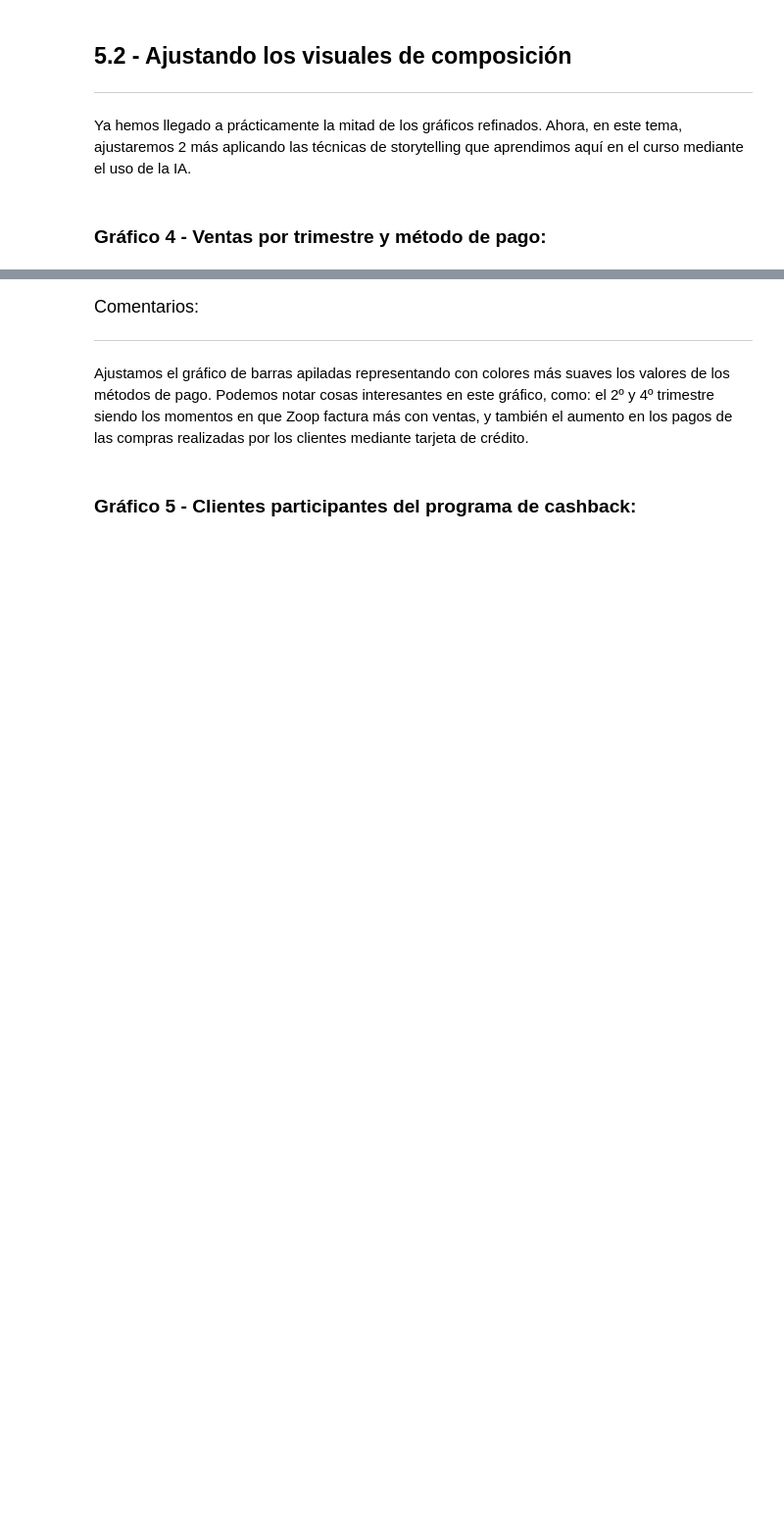
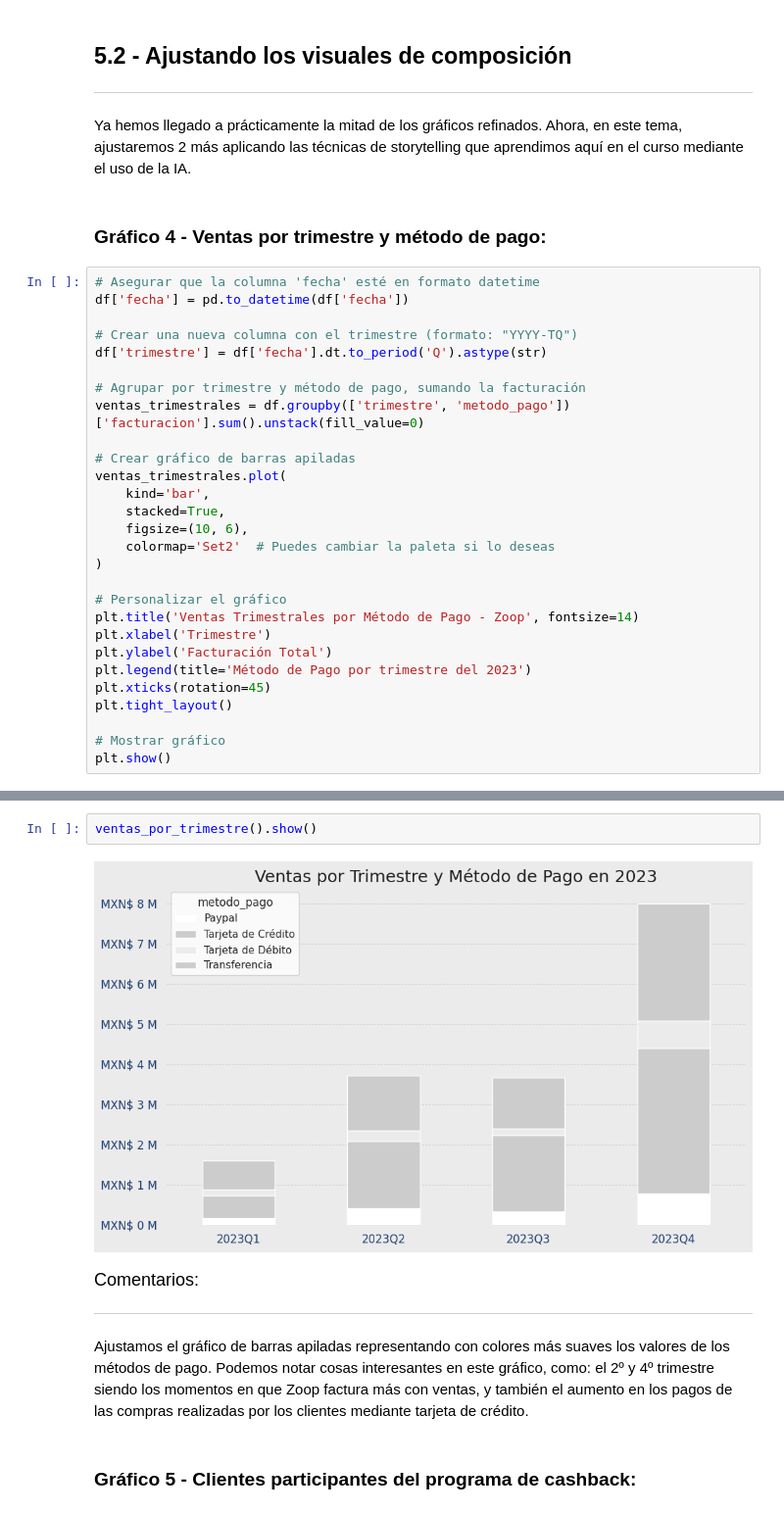
Before and after one commit to Starleen1996/Pandas-E-S, a Jupyter notebook: IA_aplicada_a_ciencia_de_datos.ipynb, the cells around one changed output, grey strips where cells are left out. Shown at 98% size. Cells and saved outputs as stored; diff of their text form; blank space fills up the shorter version.

```diff
--- a/IA_aplicada_a_ciencia_de_datos.ipynb
+++ b/IA_aplicada_a_ciencia_de_datos.ipynb
@@ -1861,6 +2085,34 @@ Hicimos con un solo prompt la inserción de las etiquetas, la modificación de l
 Ya hemos llegado a prácticamente la mitad de los gráficos refinados. Ahora, en este tema, ajustaremos 2 más aplicando las técnicas de storytelling que aprendimos aquí en el curso mediante el uso de la IA.
 # %% [markdown]
 ### **Gráfico 4 - Ventas por trimestre y método de pago:**
+# %%
+# Asegurar que la columna 'fecha' esté en formato datetime
+df['fecha'] = pd.to_datetime(df['fecha'])
+
+# Crear una nueva columna con el trimestre (formato: "YYYY-TQ")
+df['trimestre'] = df['fecha'].dt.to_period('Q').astype(str)
+
+# Agrupar por trimestre y método de pago, sumando la facturación
+ventas_trimestrales = df.groupby(['trimestre', 'metodo_pago'])['facturacion'].sum().unstack(fill_value=0)
+
+# Crear gráfico de barras apiladas
+ventas_trimestrales.plot(
+    kind='bar',
+    stacked=True,
+    figsize=(10, 6),
+    colormap='Set2'  # Puedes cambiar la paleta si lo deseas
+)
+
+# Personalizar el gráfico
+plt.title('Ventas Trimestrales por Método de Pago - Zoop', fontsize=14)
+plt.xlabel('Trimestre')
+plt.ylabel('Facturación Total')
+plt.legend(title='Método de Pago por trimestre del 2023')
+plt.xticks(rotation=45)
+plt.tight_layout()
+
+# Mostrar gráfico
+plt.show()
 # %% [markdown]
 > #### <strong><font color="7b71ff" size=6>Prompt:</font></strong>
 
@@ -1903,3 +2279,7 @@ Utiliza las bibliotecas de visualización de datos de Python para crear esta vis
+# %%
+ventas_por_trimestre().show()
+# %% [output]
+[figure, added]
 # %% [markdown]
 <font color="7b71ff" size=4> Comentarios: </font>
 
```
Also changed, not shown: parts of 18 cells of this notebook.
